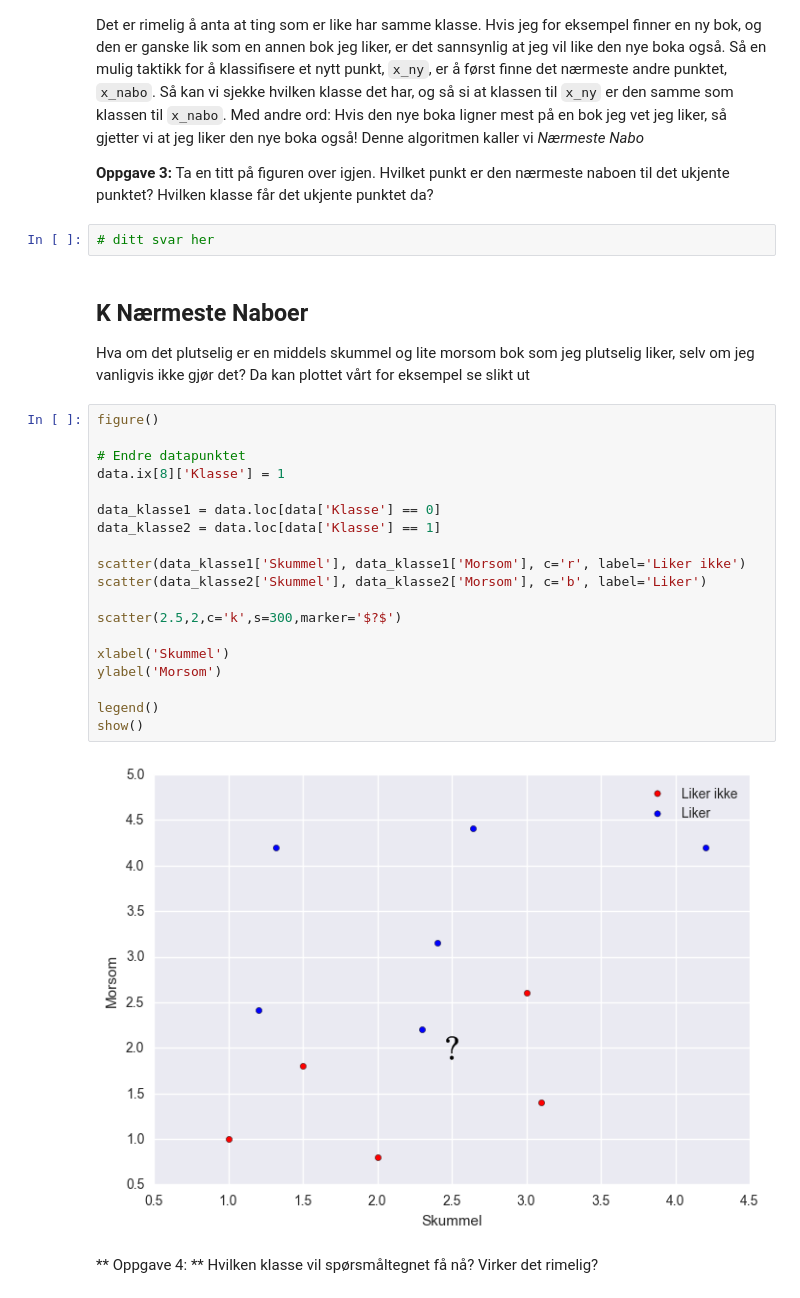
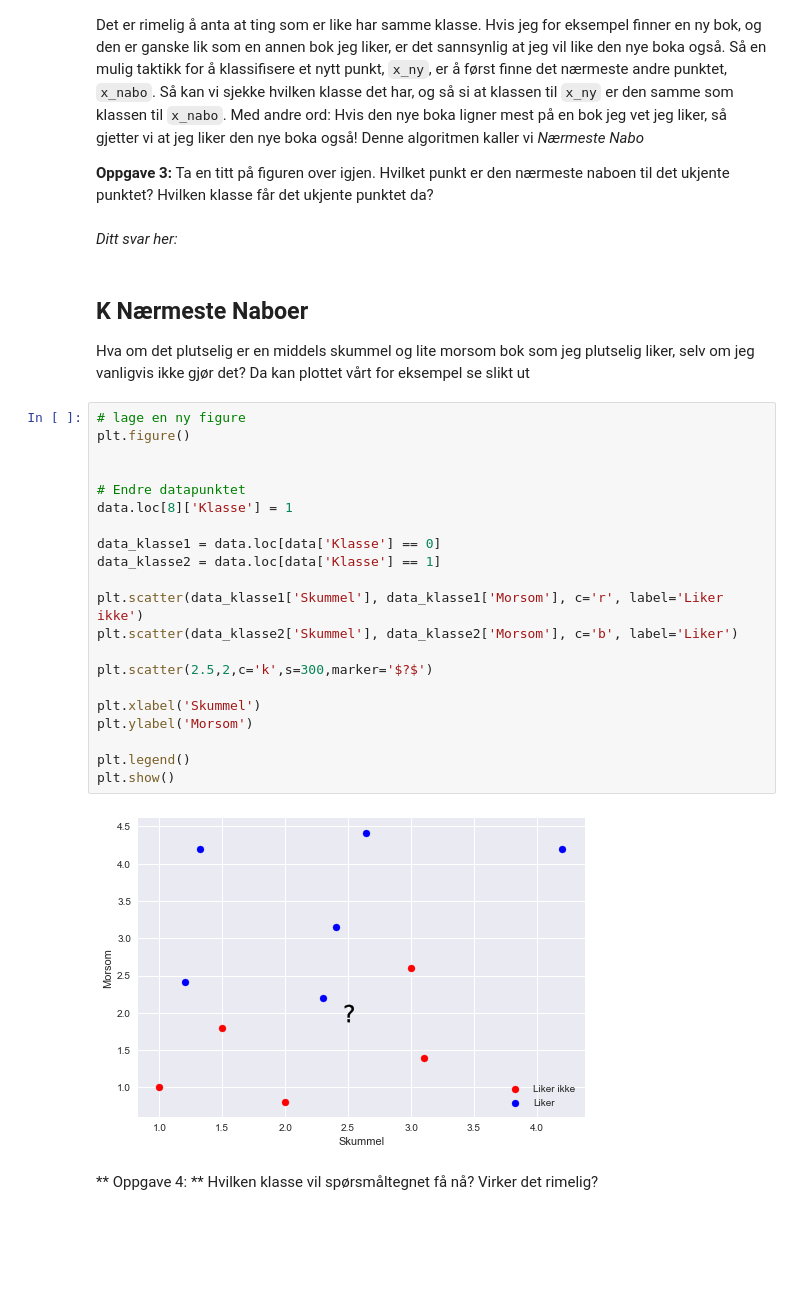
Before and after one commit to MarieRoald/MLkurs, a Jupyter notebook: notebooks/introductions/Introduksjon til klassifisering.ipynb, the cells around one changed output. Cells and saved outputs as stored; diff of their text form; blank space fills up the shorter version.

```diff
--- a/notebooks/introductions/Introduksjon til klassifisering.ipynb
+++ b/notebooks/introductions/Introduksjon til klassifisering.ipynb
@@ -65,32 +83,34 @@ En enkel måte å finne hvilken klasse et eksempel tilhører, er å se på *det
 Så en mulig taktikk for å klassifisere et nytt punkt, `x_ny`, er å først finne det nærmeste andre punktet, `x_nabo`. Så kan vi sjekke hvilken klasse det har, og så si at klassen til `x_ny` er den samme som klassen til `x_nabo`. Med andre ord: Hvis den nye boka ligner mest på en bok jeg vet jeg liker, så gjetter vi at jeg liker den nye boka også! Denne algoritmen kaller vi *Nærmeste Nabo*
 
 **Oppgave 3:** Ta en titt på figuren over igjen. Hvilket punkt er den nærmeste naboen til det ukjente punktet? Hvilken klasse får det ukjente punktet da?
-# %%
-# ditt svar her
+# %% [markdown]
+*Ditt svar her:*
 # %% [markdown]
 ## K Nærmeste Naboer
 Hva om det plutselig er en middels skummel og lite morsom bok som jeg plutselig liker, selv om jeg vanligvis ikke gjør det? Da kan plottet vårt for eksempel se slikt ut
 # %%
-figure()
+# lage en ny figure
+plt.figure()
+
 
 # Endre datapunktet
-data.ix[8]['Klasse'] = 1
+data.loc[8]['Klasse'] = 1
 
 data_klasse1 = data.loc[data['Klasse'] == 0]
 data_klasse2 = data.loc[data['Klasse'] == 1]
 
-scatter(data_klasse1['Skummel'], data_klasse1['Morsom'], c='r', label='Liker ikke')
-scatter(data_klasse2['Skummel'], data_klasse2['Morsom'], c='b', label='Liker')
+plt.scatter(data_klasse1['Skummel'], data_klasse1['Morsom'], c='r', label='Liker ikke')
+plt.scatter(data_klasse2['Skummel'], data_klasse2['Morsom'], c='b', label='Liker')
 
-scatter(2.5,2,c='k',s=300,marker='$?$')
+plt.scatter(2.5,2,c='k',s=300,marker='$?$')
 
-xlabel('Skummel')
-ylabel('Morsom')
+plt.xlabel('Skummel')
+plt.ylabel('Morsom')
 
-legend()
-show()
+plt.legend()
+plt.show()
 # %% [output]
-[figure, old version]
+[figure, new version]
 # %% [markdown]
 ** Oppgave 4: ** Hvilken klasse vil spørsmåltegnet få nå? Virker det rimelig?
 # %%
```
Also changed, not shown: parts of 8 cells of this notebook, 1 other file.
